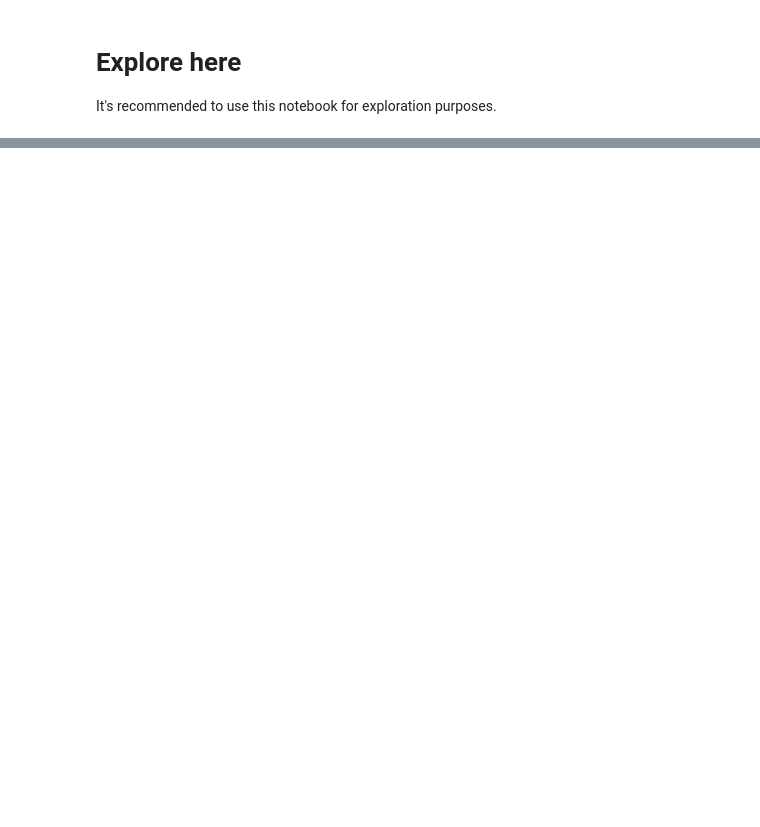
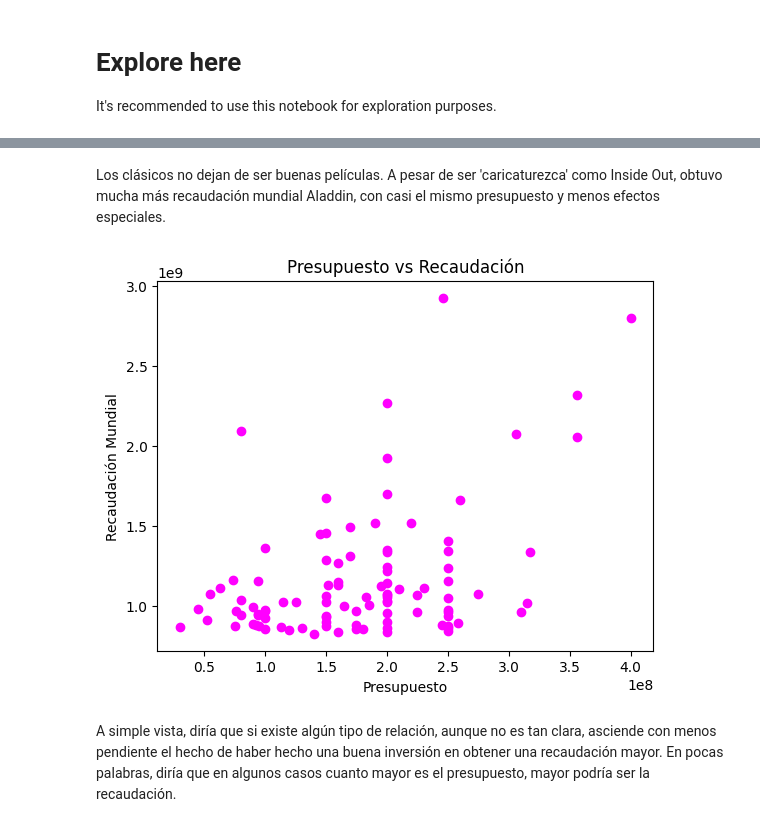
Before and after one commit to 4GeeksAcademy/web-scraping-project-tutorial_rdh, a Jupyter notebook: src/explore.ipynb, the cells around one changed output, grey strips where cells are left out. Cells and saved outputs as stored; diff of their text form; code cells hidden in the pictures; blank space fills up the shorter version.

```diff
--- a/src/explore.ipynb
+++ b/src/explore.ipynb
@@ -248,0 +168,15 @@ df_frecuencia.columns = ['edad', 'frecuencia']
+# %% [markdown]
+Los clásicos no dejan de ser buenas películas. A pesar de ser 'caricaturezca' como Inside Out, obtuvo mucha más recaudación mundial Aladdin, con casi el mismo presupuesto y menos efectos especiales.
+# %%
+#Graficamos si existe relación del presupuesto de las películas con la recaudación:
+x = df['presupuesto_n']
+y = df['recaudacion_mundial']
+plt.scatter(x, y, color ='magenta')
+plt.title('Presupuesto vs Recaudación')
+plt.xlabel('Presupuesto')
+plt.ylabel('Recaudación Mundial')
+plt.show()
+# %% [output]
+[figure, added]
+# %% [markdown]
+A simple vista, diría que si existe algún tipo de relación, aunque no es tan clara, asciende con menos pendiente el hecho de haber hecho una buena inversión en obtener una recaudación mayor. En pocas palabras, diría que en algunos casos cuanto mayor es el presupuesto, mayor podría ser la recaudación.
```
Also changed, not shown: parts of 19 cells of this notebook, 3 other files.
